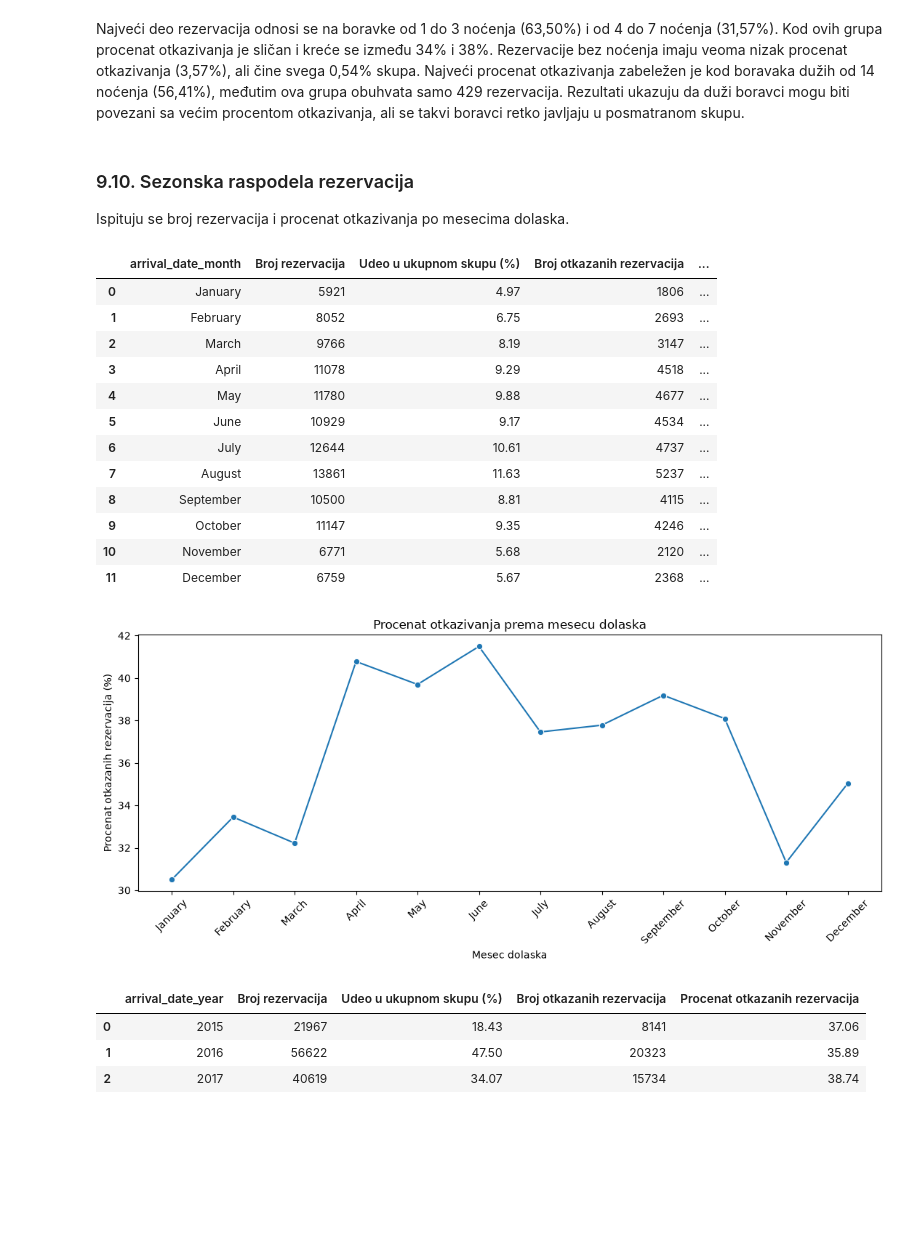
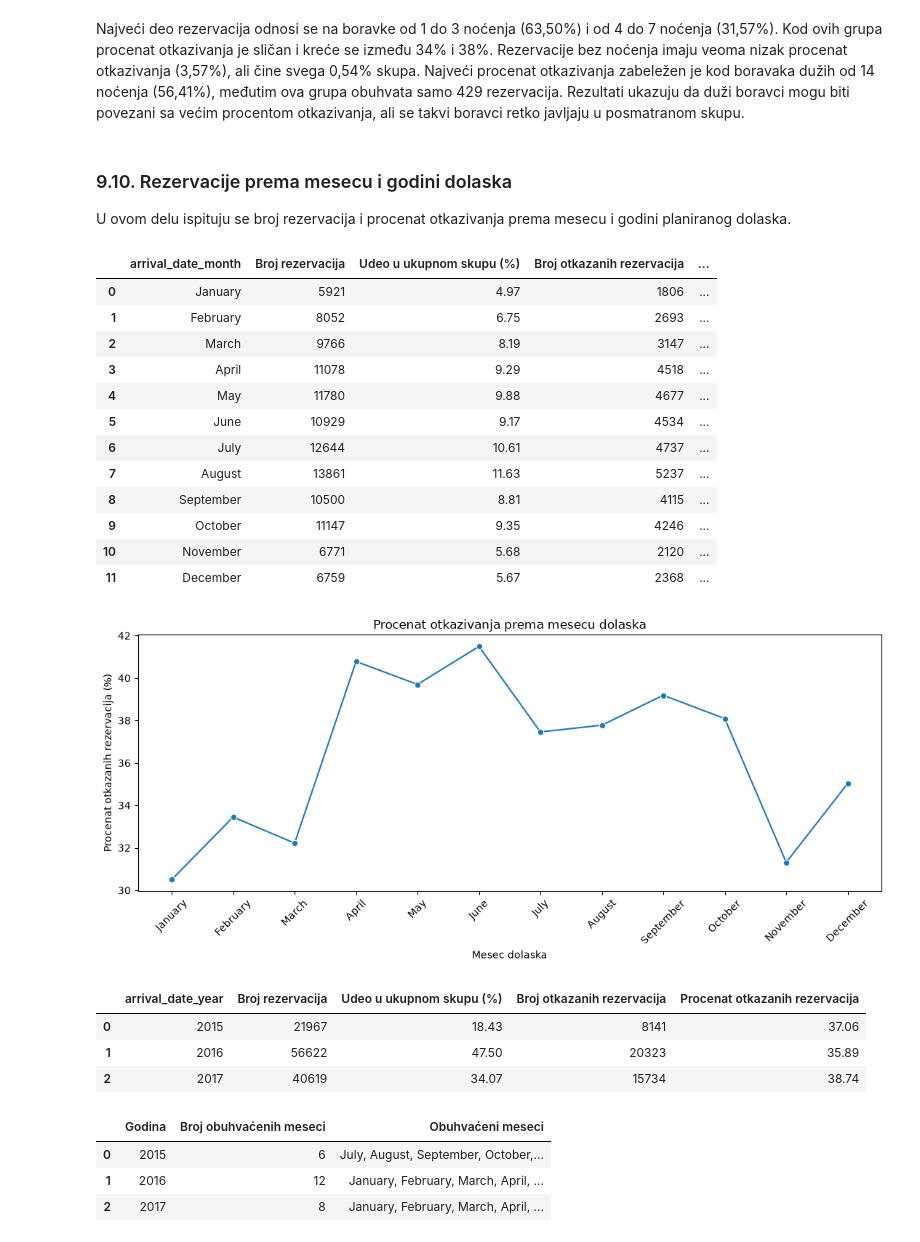
Before and after one commit to angelinalazarevic/Seminarski-UNP---Hotel-Booking, a Jupyter notebook: notebooks/hotel_booking_analysis.ipynb, the cells around one changed output. Cells and saved outputs as stored; diff of their text form; code cells hidden in the pictures; blank space fills up the shorter version.

```diff
--- a/notebooks/hotel_booking_analysis.ipynb
+++ b/notebooks/hotel_booking_analysis.ipynb
@@ -1667,9 +1673,9 @@ plt.show()
 # %% [markdown]
 Najveći deo rezervacija odnosi se na boravke od 1 do 3 noćenja (63,50%) i od 4 do 7 noćenja (31,57%). Kod ovih grupa procenat otkazivanja je sličan i kreće se između 34% i 38%. Rezervacije bez noćenja imaju veoma nizak procenat otkazivanja (3,57%), ali čine svega 0,54% skupa. Najveći procenat otkazivanja zabeležen je kod boravaka dužih od 14 noćenja (56,41%), međutim ova grupa obuhvata samo 429 rezervacija. Rezultati ukazuju da duži boravci mogu biti povezani sa većim procentom otkazivanja, ali se takvi boravci retko javljaju u posmatranom skupu.
 # %% [markdown]
-### 9.10. Sezonska raspodela rezervacija
+### 9.10. Rezervacije prema mesecu i godini dolaska
 
-Ispituju se broj rezervacija i procenat otkazivanja po mesecima dolaska.
+U ovom delu ispituju se broj rezervacija i procenat otkazivanja prema mesecu i godini planiranog dolaska.
 # %%
 month_order = [
     "January",
@@ -1723,33 +1729,64 @@ plt.show()
 
 year_summary = (
     create_cancellation_summary(
         eda_df,
         "arrival_date_year"
     )
     .sort_values("arrival_date_year")
     .reset_index(drop=True)
 )
 
 display(year_summary)
+
+year_month_coverage = (
+    eda_df
+    .groupby("arrival_date_year")
+    .agg(
+        broj_meseci=(
+            "arrival_date_month",
+            "nunique"
+        ),
+        obuhvaceni_meseci=(
+            "arrival_date_month",
+            lambda values: ", ".join(
+                month
+                for month in month_order
+                if month in set(values)
+            )
+        )
+    )
+    .reset_index()
+    .rename(columns={
+        "arrival_date_year": "Godina",
+        "broj_meseci": "Broj obuhvaćenih meseci",
+        "obuhvaceni_meseci": "Obuhvaćeni meseci"
+    })
+)
+
+display(year_month_coverage)
 # %% [output]
 |  | arrival_date_month | Broj rezervacija | Udeo u ukupnom skupu (%) | Broj otkazanih rezervacija | ... |
 | 0 | January | 5921 | 4.97 | 1806 | ... |
 | 1 | February | 8052 | 6.75 | 2693 | ... |
 | 2 | March | 9766 | 8.19 | 3147 | ... |
 | 3 | April | 11078 | 9.29 | 4518 | ... |
 | 4 | May | 11780 | 9.88 | 4677 | ... |
 | 5 | June | 10929 | 9.17 | 4534 | ... |
 | 6 | July | 12644 | 10.61 | 4737 | ... |
 | 7 | August | 13861 | 11.63 | 5237 | ... |
 | 8 | September | 10500 | 8.81 | 4115 | ... |
 | 9 | October | 11147 | 9.35 | 4246 | ... |
 | 10 | November | 6771 | 5.68 | 2120 | ... |
 | 11 | December | 6759 | 5.67 | 2368 | ... |
 [figure]
 |  | arrival_date_year | Broj rezervacija | Udeo u ukupnom skupu (%) | Broj otkazanih rezervacija | Procenat otkazanih rezervacija |
 | 0 | 2015 | 21967 | 18.43 | 8141 | 37.06 |
 | 1 | 2016 | 56622 | 47.50 | 20323 | 35.89 |
 | 2 | 2017 | 40619 | 34.07 | 15734 | 38.74 |
+|  | Godina | Broj obuhvaćenih meseci | Obuhvaćeni meseci |
+| 0 | 2015 | 6 | July, August, September, October,... |
+| 1 | 2016 | 12 | January, February, March, April, ... |
+| 2 | 2017 | 8 | January, February, March, April, ... |
 # %% [markdown]
 #### Mesec dolaska
 
```
Also changed, not shown: parts of 14 cells of this notebook.
